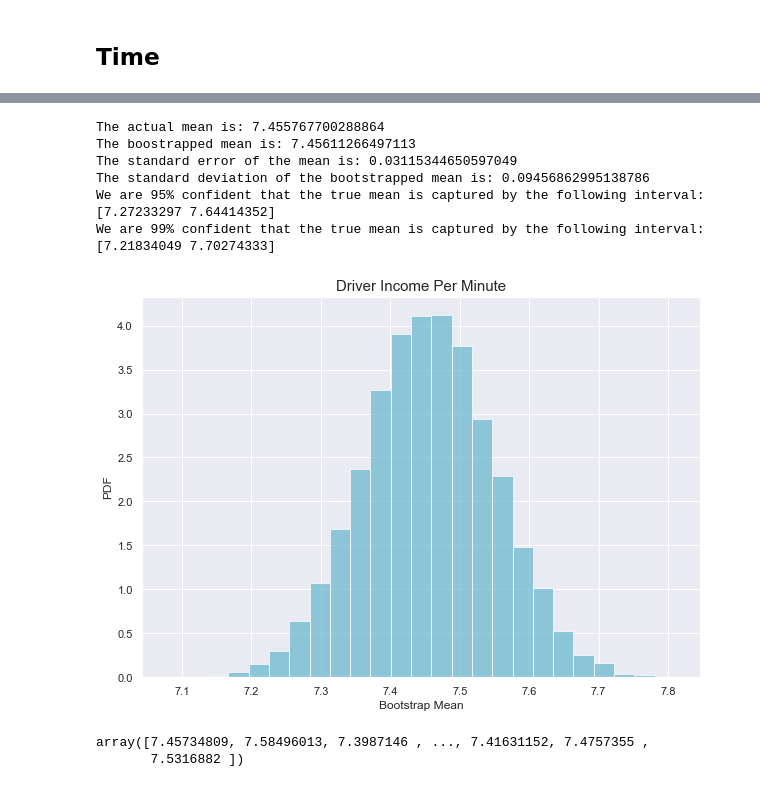
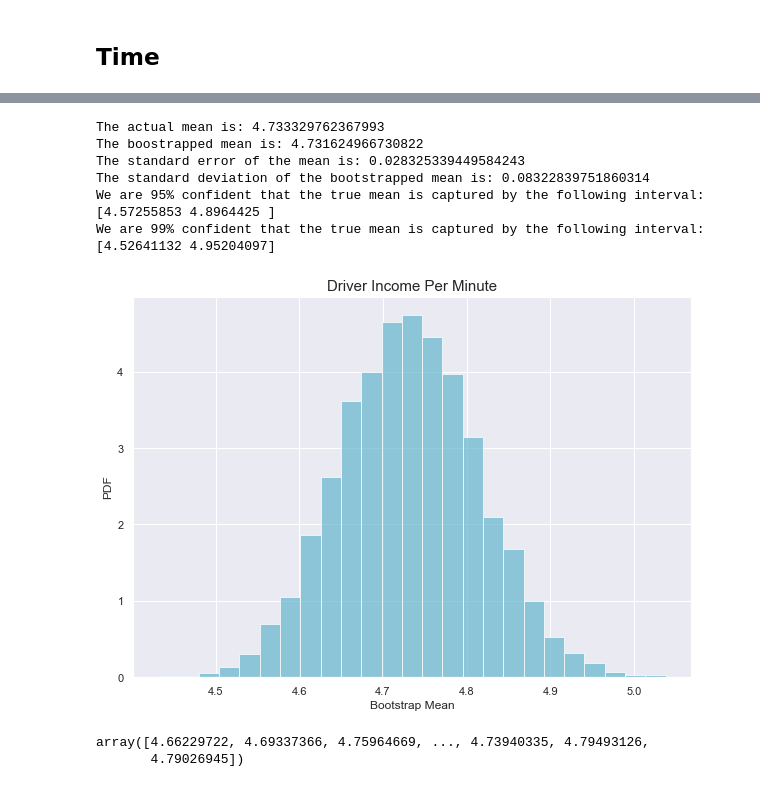
Before and after one commit to ryan-keenan/Data-C4, a Jupyter notebook: uber_50k.ipynb, the cells around one changed output, grey strips where cells are left out. Saved outputs shown, nothing was run; the diff lists cells and outputs as text; code cells hidden in the pictures.

```diff
--- a/uber_50k.ipynb
+++ b/uber_50k.ipynb
@@ -25,5 +47,7 @@ df = pd.read_csv('Transportation_Network_Providers_-_Trips.csv', header=0, nrows
 # %% [markdown]
 Now that we have loaded the data uploaded into our dataFrame, df, there's a lot that we can do with it. The first thing I like to do is see the data itself. We can use .head() to look at the first 5 rows.
+# %%
+df = pd.read_csv('uber_every_1K_rows.csv', parse_dates=['Trip Start Timestamp', 'Trip End Timestamp'])
 # %%
 df.head()
 # %% [output]
@@ -664,15 +688,15 @@ df.groupby(['Shared Trip Authorized']).mean()
 df_elements = df.sample(n=3637)
 df_elements2 = df.sample(n=4853)
 # %%
-bootstrap_plot(df['Driver Income'], df_elements, title = 'Driver Income Per Minute')
+bootstrap_plot(df['Income'], df_elements, title = 'Driver Income Per Minute')
 # %% [output]
-The actual mean is: 7.455767700288864
-The boostrapped mean is: 7.45611266497113
-The standard error of the mean is: 0.03115344650597049
-The standard deviation of the bootstrapped mean is: 0.09456862995138786
-We are 95% confident that the true mean is captured by the following interval: [7.27233297 7.64414352]
-We are 99% confident that the true mean is captured by the following interval: [7.21834049 7.70274333]
+The actual mean is: 4.733329762367993
+The boostrapped mean is: 4.731624966730822
+The standard error of the mean is: 0.028325339449584243
+The standard deviation of the bootstrapped mean is: 0.08322839751860314
+We are 95% confident that the true mean is captured by the following interval: [4.57255853 4.8964425 ]
+We are 99% confident that the true mean is captured by the following interval: [4.52641132 4.95204097]
-[figure, old version]
+[figure, new version]
-array([7.45734809, 7.58496013, 7.3987146 , ..., 7.41631152, 7.4757355 ,
-       7.5316882 ])
+array([4.66229722, 4.69337366, 4.75964669, ..., 4.73940335, 4.79493126,
+       4.79026945])
 # %%
```
Also changed, not shown: parts of 53 cells of this notebook.
